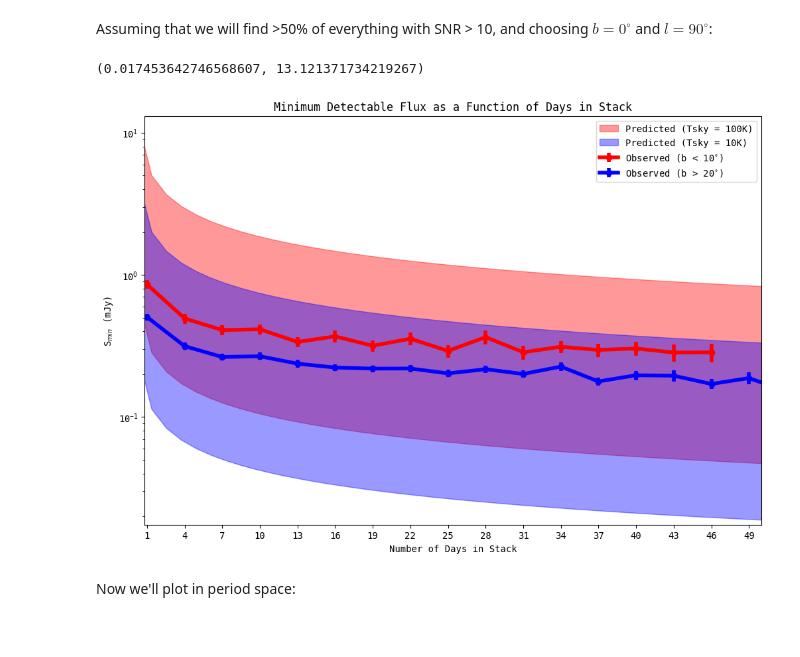
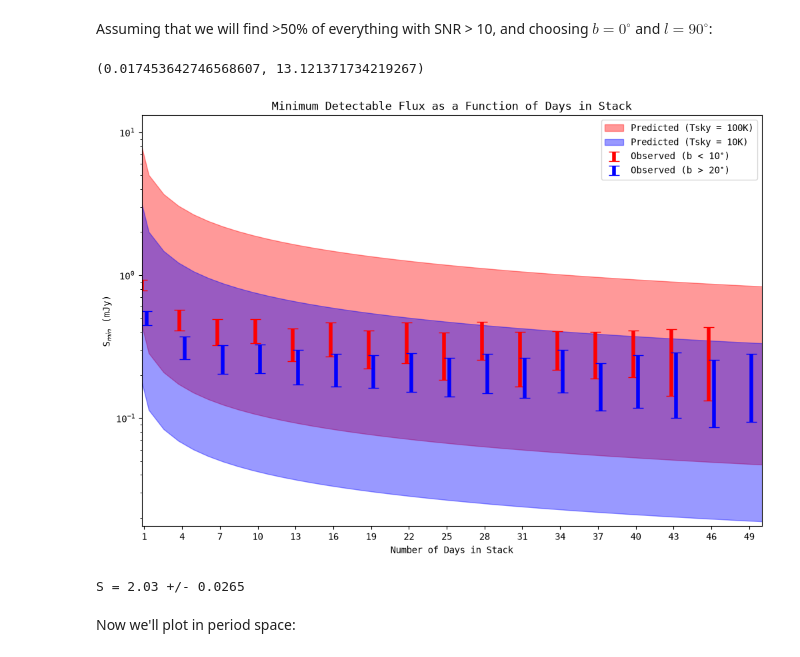
Before and after one commit to chime-sps/Transmissivity, a Jupyter notebook: results/sensitivity_dropoff.ipynb, the cells around one changed output. Cells and saved outputs as stored; diff of their text form; code cells hidden in the pictures.

Commit message:
fixed logfit plots

```diff
--- a/results/sensitivity_dropoff.ipynb
+++ b/results/sensitivity_dropoff.ipynb
@@ -25,7 +26,7 @@ FWHM_idx = 7
 predicted_sigma_idx = 8
 output_sigma_idx = 10
 
-data = np.unique(np.loadtxt('homogeneous_injections.txt'), axis = 0)
+data = np.unique(np.loadtxt('./injections/homogeneous_injections.txt'), axis = 0)
 print(len(data))
 # %% [output]
 44835
@@ -185,6 +248,9 @@ S_hot = np.zeros(len(days))
 S_cold = np.zeros(len(days))
 S_hot_err = np.zeros(len(days))
 S_cold_err = np.zeros(len(days))
+
+S_bins = np.logspace(-2, 1, 250)
+S_dev = 100
 
 fig, ax = plt.subplots(len(days), 2, figsize = (10, 40))
 
@@ -208,7 +274,8 @@ for i in range(len(days)):
 
     if len(datum[low_b_mask]) > 200:
 
-        S_hot[i], S_hot_err[i], cdf_fit = get_cross_point(S[low_b_mask], y[low_b_mask], bootstrap = True)
+        S_hot[i], S_hot_err[i], cdf_fit = logfit.get_cross_point(S[low_b_mask],
+                                                                 y[low_b_mask])
 
         add_subplot_fit(ax[i, 0], S[low_b_mask], S_hot[i], cdf_fit)
 
@@ -218,7 +285,7 @@ for i in range(len(days)):
 
     if len(datum[high_b_mask]) > 200:
 
-        S_cold[i], S_cold_err[i], cdf_fit = get_cross_point(S[high_b_mask], y[high_b_mask], bootstrap = True)
+        S_cold[i], S_cold_err[i], cdf_fit = get_cross_point_2(S[high_b_mask], y[high_b_mask])
 
         add_subplot_fit(ax[i, 1], S[high_b_mask], S_cold[i], cdf_fit)
 
@@ -380,54 +491,37 @@ Smin_cold_fast = radiometer(f = 100, DM = 212.5, SNR = 7., FWHM = 0.026, maxDM =
 # %%
 
 fig, ax = plt.subplots(1, 1, figsize = (12, 8))
 ymax = max(Smin_hot_fast)
 
 mask_hot = np.isfinite(Smin_hot_fast)
 mask_cold = np.isfinite(Smin_cold_fast)
 
 upper_hot = np.where(mask_hot, Smin_hot_fast, ymax)
 upper_cold = np.where(mask_cold, Smin_cold_fast, ymax)
 
 hot_nanmask = np.isnan(S_hot)
 cold_nanmask = np.isnan(S_cold)
 
 ax.fill_between(many_days, Smin_hot_mid, Smin_hot_fast,
                 color='r', alpha=0.4, label='Predicted (Tsky = 100K)')
 ax.fill_between(many_days, Smin_cold_mid, Smin_cold_fast,
                 color='b', alpha=0.4, label='Predicted (Tsky = 10K)')
-# ax.plot(days[~hot_nanmask], S_hot[~hot_nanmask], 'r', marker = 'o', linewidth = '4.0',
-#         label = r'Observed (b < 10$^{\circ}$)')
-# ax.plot(days[~cold_nanmask], S_cold[~cold_nanmask], 'b', marker = 'o', linewidth = '4.0',
-#         label = r'Observed (b > 20$^{\circ}$)')
-ax.errorbar(days[~hot_nanmask], S_hot[~hot_nanmask], yerr = S_hot_err[~hot_nanmask],
-            color = 'r', marker = 'o', linewidth = 4.,
-         label = r'Observed (b < 10$^{\circ}$)')
-ax.errorbar(days[~cold_nanmask], S_cold[~cold_nanmask], yerr = S_cold_err[~cold_nanmask],
-            color = 'b', marker = 'o', linewidth = 4.,
-         label = r'Observed (b > 20$^{\circ}$)')
-# ax.errorbar(days[~hot_nanmask], S_hot_pred[~hot_nanmask], yerr = S_hot_err_pred[~hot_nanmask],
-#             color = 'r', marker = 'o', linewidth = 4., linestyle = ':',
-#          label = r'Predicted (b < 10$^{\circ}$)')
-# ax.errorbar(days[~cold_nanmask], S_cold_pred[~cold_nanmask], yerr = S_cold_err_pred[~cold_nanmask],
-#             color = 'b', marker = 'o', linewidth = 4., linestyle = ':',
-#          label = r'Predicted (b > 20$^{\circ}$)')
-# ax.plot(many_days, power_law(many_days, S_hot[0], -0.5), 'r--', linewidth = '2.0',
-#         label = r'$S_{min} \propto N^{-\frac{1}{2}}$')
-# ax.plot(many_days, power_law(many_days, S_cold[0], -0.5), 'b--', linewidth = '2.0',
-#         label = r'$S_{min} \propto N^{-\frac{1}{2}}$')
+ax.errorbar(days[~hot_nanmask] - 0.2, S_hot[~hot_nanmask], yerr=S_hot_err[~hot_nanmask],
+            color='r', marker=None, linestyle='none', linewidth=4., capsize=6,
+            label=r'Observed (b < 10$^{\circ}$)')
+ax.errorbar(days[~cold_nanmask] + 0.2, S_cold[~cold_nanmask], yerr=S_cold_err[~cold_nanmask],
+            color='b', marker=None, linestyle='none', linewidth=4., capsize=6,
+            label=r'Observed (b > 20$^{\circ}$)')
 
-
-# ax.set_xlim(np.nanmin(many_days), np.nanmax(many_days))
-# ax.set_ylim(np.nanmin(Smin_cold_mid), np.nanmax(Smin_hot_fast))
 
 ax.legend()
 ax.set_xticks(range(1, 52, 3))
 ax.set_xlabel('Number of Days in Stack')
 ax.set_ylabel(r'S$_{min}$ (mJy)')
 ax.set_yscale('log')
 ax.set_title('Minimum Detectable Flux as a Function of Days in Stack')
 ax.set_xlim(0.8, 50)
 ax.set_ylim(np.nanmin(Smin_cold_mid), np.nanmax(Smin_hot_fast))
 # %% [output]
 (0.017453642746568607, 13.121371734219267)
-[figure, old version]
+[figure, new version]
@@ -434,3 +530,8 @@ ax.set_ylim(np.nanmin(Smin_cold_mid), np.nanmax(Smin_hot_fast))
+# %%
+sim_S, sim_y, _ = test.get_simulated_data()
+cross_sim, se_sim, cdf_fit_sim = get_cross_point_2(sim_S, sim_y)
+# %% [output]
+S = 2.03 +/- 0.0265
 # %% [markdown]
 Now we'll plot in period space:
 # %%
```
Also changed, not shown: parts of 7 cells of this notebook, 1 other file.
